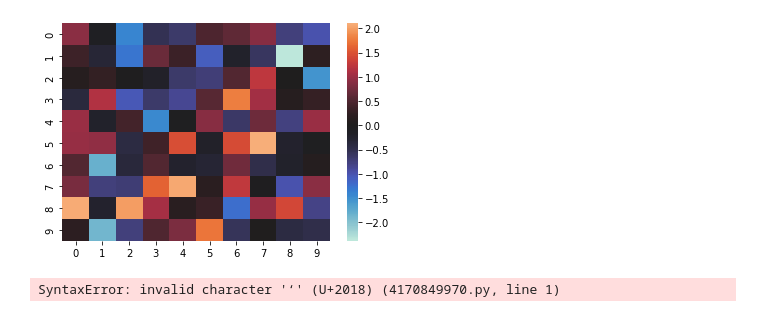
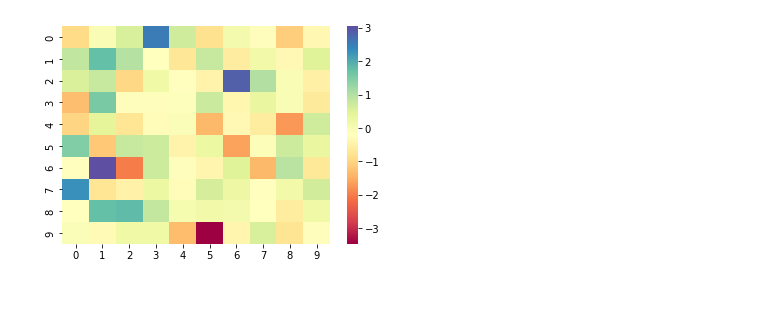
Before and after one commit to konrad/2022-Course_Data_Visualization_Master_Digital_Sciences, a Jupyter notebook: code/colormaps.ipynb, the cells around one changed output. Drawn from its saved outputs; the diff is of its cells as text; code cells hidden in the pictures.

```diff
--- a/code/colormaps.ipynb
+++ b/code/colormaps.ipynb
@@ -14,34 +33,6 @@ ax = sns.heatmap(flights)
 # %%
 import numpy as np
-normal_data = np.random.randn(10, 10)
-ax = sns.heatmap(normal_data, center=0)
+random_data = np.random.randn(10, 10)
+ax = sns.heatmap(random_data, cmap="Spectral")
 # %% [output]
-[figure, old version]
+[figure, new version]
-# %%
-"""
-
-[‘Accent’, ‘Accent_r’, ‘Blues’, ‘Blues_r’, ‘BrBG’, ‘BrBG_r’, ‘BuGn’, ‘BuGn_r’, ‘BuPu’, ‘BuPu_r’,
- ‘CMRmap’, ‘CMRmap_r’, ‘Dark2’, ‘Dark2_r’, ‘GnBu’, ‘GnBu_r’, ‘Greens’, ‘Greens_r’, ‘Greys’, ‘Greys_r’, ‘OrRd’,
- ‘OrRd_r’, ‘Oranges’, ‘Oranges_r’, ‘PRGn’, ‘PRGn_r’, ‘Paired’, ‘Paired_r’, ‘Pastel1’,
- ‘Pastel1_r’, ‘Pastel2’, ‘Pastel2_r’, ‘PiYG’, ‘PiYG_r’, ‘PuBu’, ‘PuBuGn’, ‘PuBuGn_r’,
- ‘PuBu_r’, ‘PuOr’, ‘PuOr_r’, ‘PuRd’, ‘PuRd_r’, ‘Purples’, ‘Purples_r’, ‘RdBu’, ‘RdBu_r’,
- ‘u’, ‘RdGy_r’, ‘RdPu’, ‘RdPu_r’, ‘RdYlBu’, ‘RdYlBu_r’, ‘RdYlGn’, ‘RdYlGn_r’, ‘Reds’,
- ‘Reds_r’, ‘Set1’, ‘Set1_r’, ‘Set2’, ‘Set2_r’, ‘Set3’, ‘Set3_r’, ‘Spectral’, ‘Spectral_r’,
- ‘Wistia’, ‘Wistia_r’, ‘YlGn’, ‘YlGnBu’, ‘YlGnBu_r’, ‘YlGn_r’, ‘YlOrBr’, ‘YlOrBr_r’, ‘YlOrRd’,
- ‘YlOrRd_r’, ‘afmhot’, ‘afmhot_r’, ‘autumn’, ‘autumn_r’, ‘binary’, ‘binary_r’, ‘bone’,
- ‘bone_r’, ‘brg’, ‘brg_r’, ‘bwr’, ‘bwr_r’, ‘cividis’, ‘cividis_r’, ‘cool’, ‘cool_r’, ‘coolwarm’, ‘coolwarm_r’, ‘copper’, ‘copper_r’,
- ‘cubehelix’, ‘cubehelix_r’, ‘flag’, ‘flag_r’, ‘gist_earth’, ‘gist_earth_r’, ‘gist_gray’, ‘gist_gray_r’, ‘gist_heat’, ‘gist_heat_r’, ‘gist_ncar’, ‘gist_ncar_r’,
- ‘gist_rainbow’, ‘gist_rainbow_r’, ‘gist_stern’, ‘gist_stern_r’, ‘gist_yarg’,
- ‘gist_yarg_r’, ‘gnuplot’, ‘gnuplot2’, ‘gnuplot2_r’, ‘gnuplot_r’, ‘gray’, ‘gray_r’,
- ‘hot’, ‘hot_r’, ‘hsv’, ‘hsv_r’, ‘icefire’, ‘icefire_r’, ‘inferno’,
- ‘inferno_r’, ‘magma’, ‘magma_r’, ‘mako’, ‘mako_r’,
- ‘nipy_spectral’, ‘nipy_spectral_r’, ‘ocean’, ‘ocean_r’, ‘pink’, ‘pink_r’,
- ‘plasma’, ‘plasma_r’, ‘prism’, ‘prism_r’, ‘rainbow’, ‘rainbow_r’,
- ‘rocket’, ‘rocket_r’, ‘seismic’, ‘seismic_r’, ‘spring’, ‘spring_r’,
- ‘summer’, ‘summer_r’, ‘tab10’, ‘tab10_r’, ‘tab20’, ‘tab20_r’, ‘tab20b’,
- ‘tab20b_r’, ‘tab20c’, ‘tab20c_r’, ‘terrain’, ‘terrain_r’, ‘twilight’,
- ‘twilight_r’, ‘twilight_shifted’, ‘twilight_shifted_r’, ‘viridis’, ‘viridis_r’, ‘vlag’, ‘vlag_r’, ‘winter’, ‘winter_r’]
-
- """
-# %% [output]
-SyntaxError: invalid character '‘' (U+2018) (4170849970.py, line 1)
```
Also changed, not shown: parts of 8 cells of this notebook.
